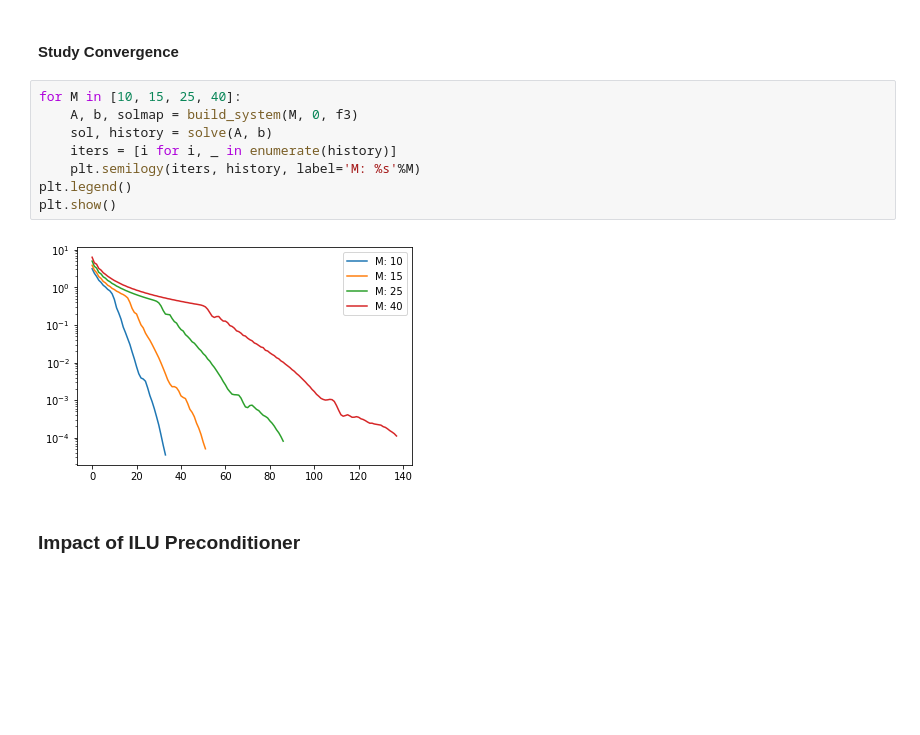
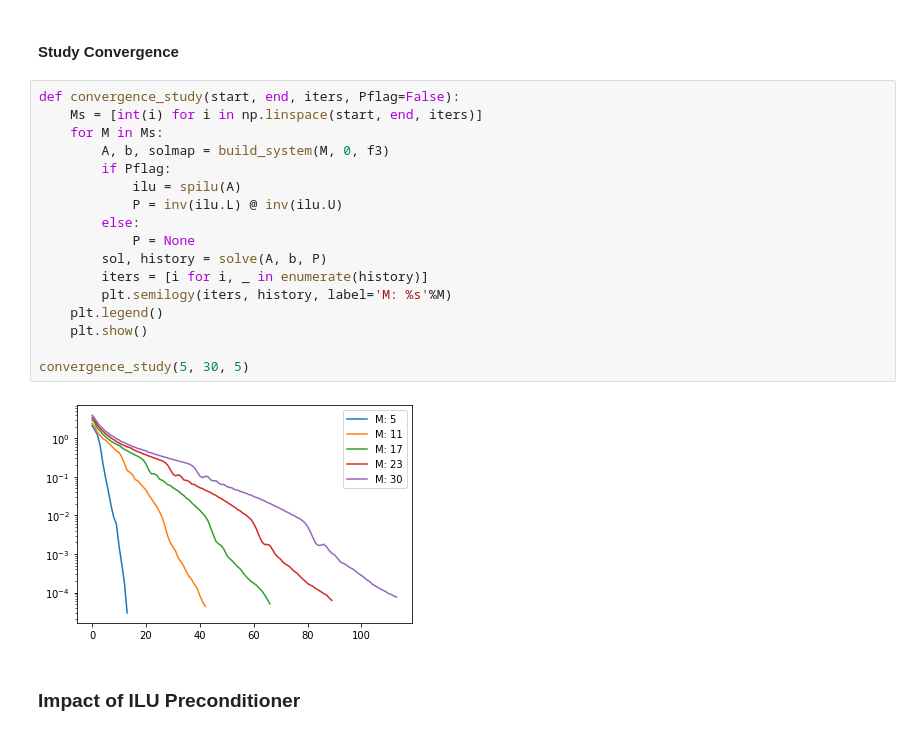
Before and after one commit to sheeshee/High-Performance-Computing-Coursework, a Jupyter notebook: Assignment 3/Assignment 3 Submission.ipynb, the cells around one changed output. Cells and saved outputs as stored; diff of their text form; blank space fills up the shorter version.

```diff
--- a/Assignment 3/Assignment 3 Submission.ipynb
+++ b/Assignment 3/Assignment 3 Submission.ipynb
@@ -767,15 +769,24 @@ show(sol, M, f3, solmap);
 # %% [markdown]
 #### Study Convergence
 # %%
-for M in [10, 15, 25, 40]:
-    A, b, solmap = build_system(M, 0, f3)
-    sol, history = solve(A, b)
-    iters = [i for i, _ in enumerate(history)]
-    plt.semilogy(iters, history, label='M: %s'%M)
-plt.legend()
-plt.show()
+def convergence_study(start, end, iters, Pflag=False):
+    Ms = [int(i) for i in np.linspace(start, end, iters)]
+    for M in Ms:
+        A, b, solmap = build_system(M, 0, f3)
+        if Pflag:
+            ilu = spilu(A)
+            P = inv(ilu.L) @ inv(ilu.U)
+        else:
+            P = None
+        sol, history = solve(A, b, P)
+        iters = [i for i, _ in enumerate(history)]
+        plt.semilogy(iters, history, label='M: %s'%M)
+    plt.legend()
+    plt.show()
+
+convergence_study(5, 30, 5)
 # %% [output]
-[figure, old version]
+[figure, new version]
 # %% [markdown]
 ### Impact of ILU Preconditioner
 # %%
```
Also changed, not shown: parts of 6 cells of this notebook.
